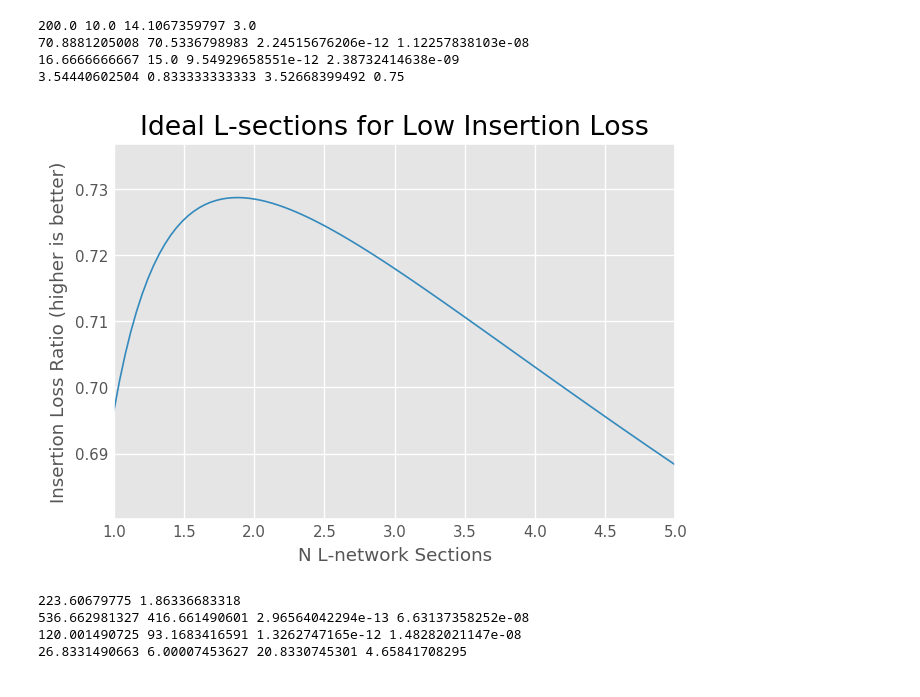
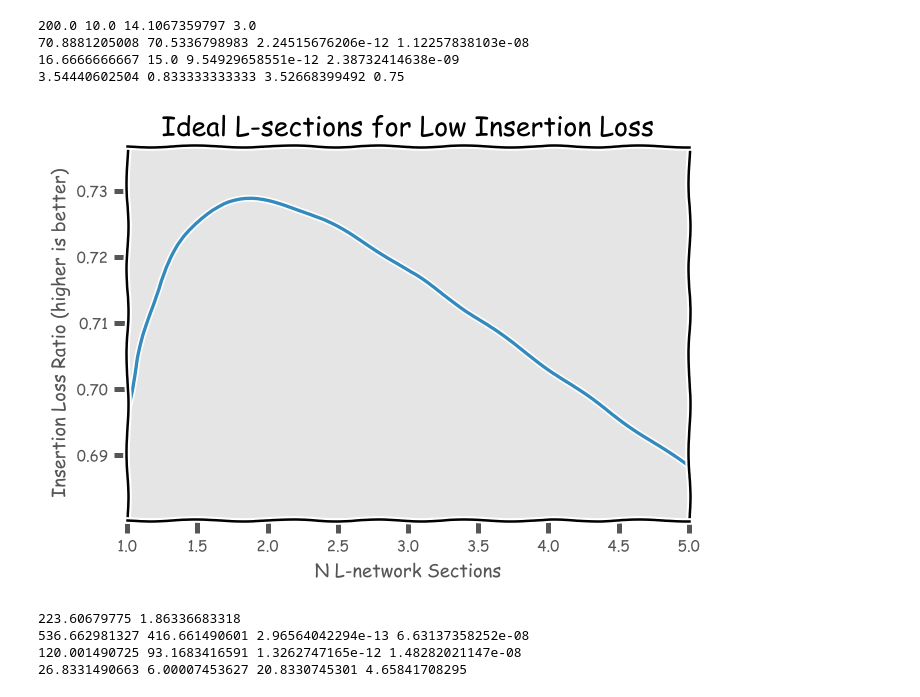
Before and after one commit to vighneshiyer/ee142, a Jupyter notebook: HW/hw5/hw5_notebook.ipynb, the cells around one changed output. Drawn from its saved outputs; the diff is of its cells as text; code cells hidden in the pictures.

```diff
--- a/HW/hw5/hw5_notebook.ipynb
+++ b/HW/hw5/hw5_notebook.ipynb
@@ -128,17 +128,18 @@ $$\left\{5.26102378565168\right\}$$
 3.54440602504 0.833333333333 3.52668399492 0.75
 # %%
 # problem 3b
+plt.xkcd()
 def insertion_loss(R_hi, R_lo, Q_u, N):
     return 1.0 / (1 + (N/Q_u) * np.sqrt((R_hi/R_lo)**(1/N) - 1))
 N_vals = np.linspace(1, 5, 100)
 IL_vals = [insertion_loss(1000, 50, 10, n) for n in N_vals]
 plt.plot(N_vals, IL_vals)
 plt.xlabel('N L-network Sections')
 plt.ylabel('Insertion Loss Ratio (higher is better)')
 plt.title('Ideal L-sections for Low Insertion Loss')
 plt.savefig('figs/problem3b_ideal_sections.png', bbox_inches='tight', dpi=300)
 # %% [output]
-[figure, old version]
+[figure, new version]
 # %%
 # problem 3b parameters
 R_L = 1000.0
```
Also changed, not shown: 7 other files.
